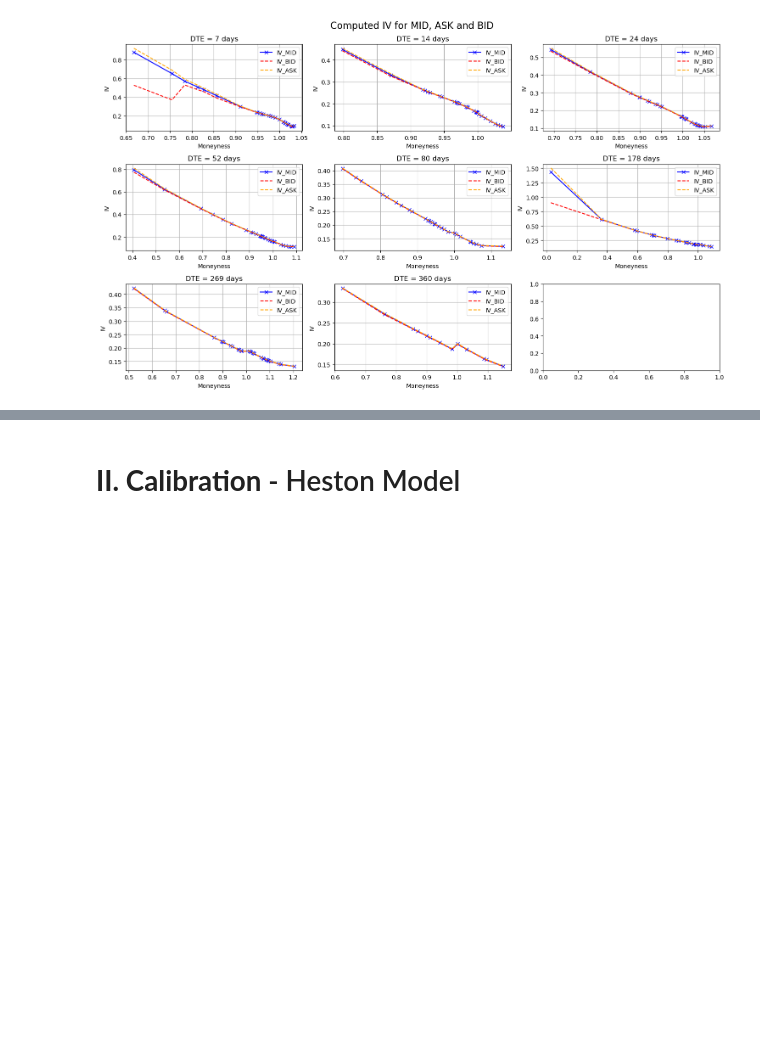
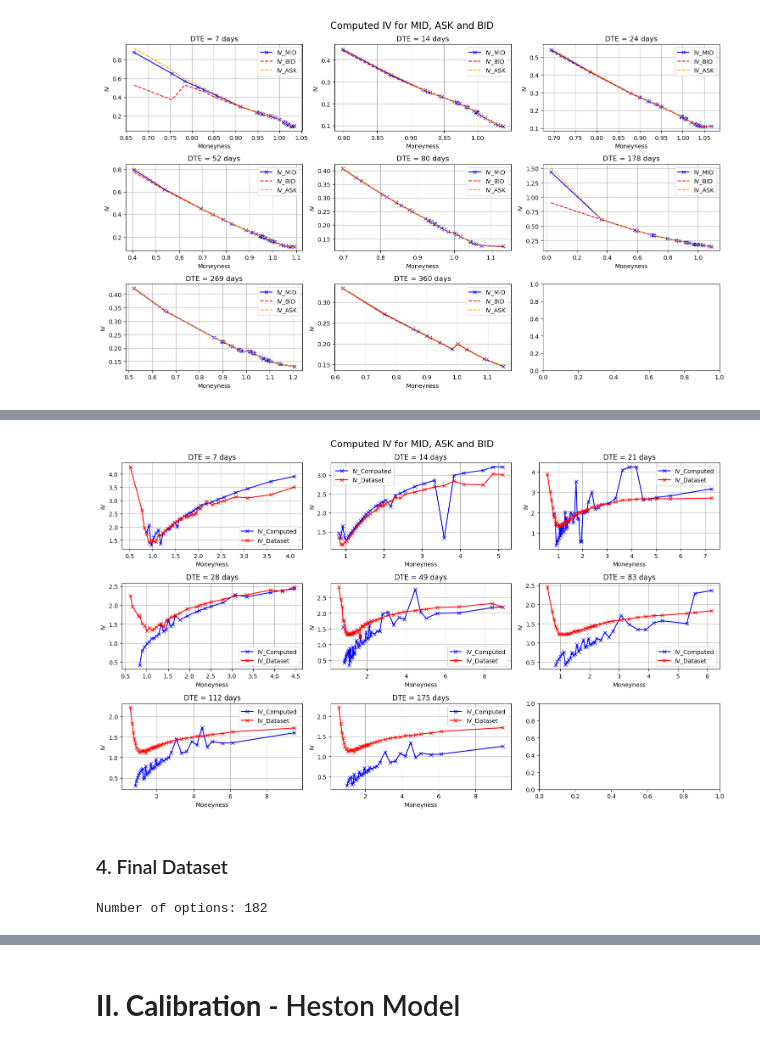
Before and after one commit to MassilGG/Rough-Volatility, a Jupyter notebook: Notebook.ipynb, the cells around one changed output, grey strips where cells are left out. Cells and saved outputs as stored; diff of their text form; code cells hidden in the pictures; blank space fills up the shorter version.

```diff
--- a/Notebook.ipynb
+++ b/Notebook.ipynb
@@ -376,0 +377,35 @@ plt.show()
+# %%
+r=0.036 # https://www.newyorkfed.org/markets/reference-rates/sofr
+q=0 # https://www.multpl.com/s-p-500-dividend-yield/table/by-year
+
+df_VIX_full["IV_MID"] = df_VIX_full.apply(
+    lambda row: iv_one( row["FUTURE_PRICE"], row["STRIKE"], row["T"], r, q, row["MID"], row["TYPE"],),axis=1)
+# %%
+fig, axes = plt.subplots( nrows=3, ncols=3, figsize=(15, 3*3),)
+axes = axes.flatten()
+
+for i, dte in enumerate(dtes):
+    ax = axes[i]
+    data = df_VIX_full[(df_VIX_full["DTE"] == dte) & (df_VIX_full["TYPE"] == "Call") ].sort_values("STRIKE")
+    ax.plot(data['MONEYNESS'], data['IV_MID'], label='IV_Computed', color='blue', marker='x', linestyle="-")
+    ax.plot(data['MONEYNESS'], data['IV'], label='IV_Dataset', color='red', marker='x', linestyle="-")
+
+    ax.set_title(f"DTE = {int(dte)} days")
+    ax.set_xlabel("Moneyness")
+    ax.set_ylabel("IV")
+    ax.legend()
+    ax.grid(True)
+
+plt.suptitle('Computed IV for MID, ASK and BID',fontsize=16)
+plt.tight_layout()
+plt.show()
+# %% [output]
+[figure, added]
+# %% [markdown]
+### 4. Final Dataset
+# %%
+df_VIX = df_VIX_full[df_VIX_full["TYPE"] == "Call"].copy()
+df_VIX = df_VIX[(df_VIX.VOLUME > 20)]
+print('Number of options:',df_VIX.shape[0])
+# %% [output]
+Number of options: 182
```
Also changed, not shown: parts of 11 cells of this notebook.
